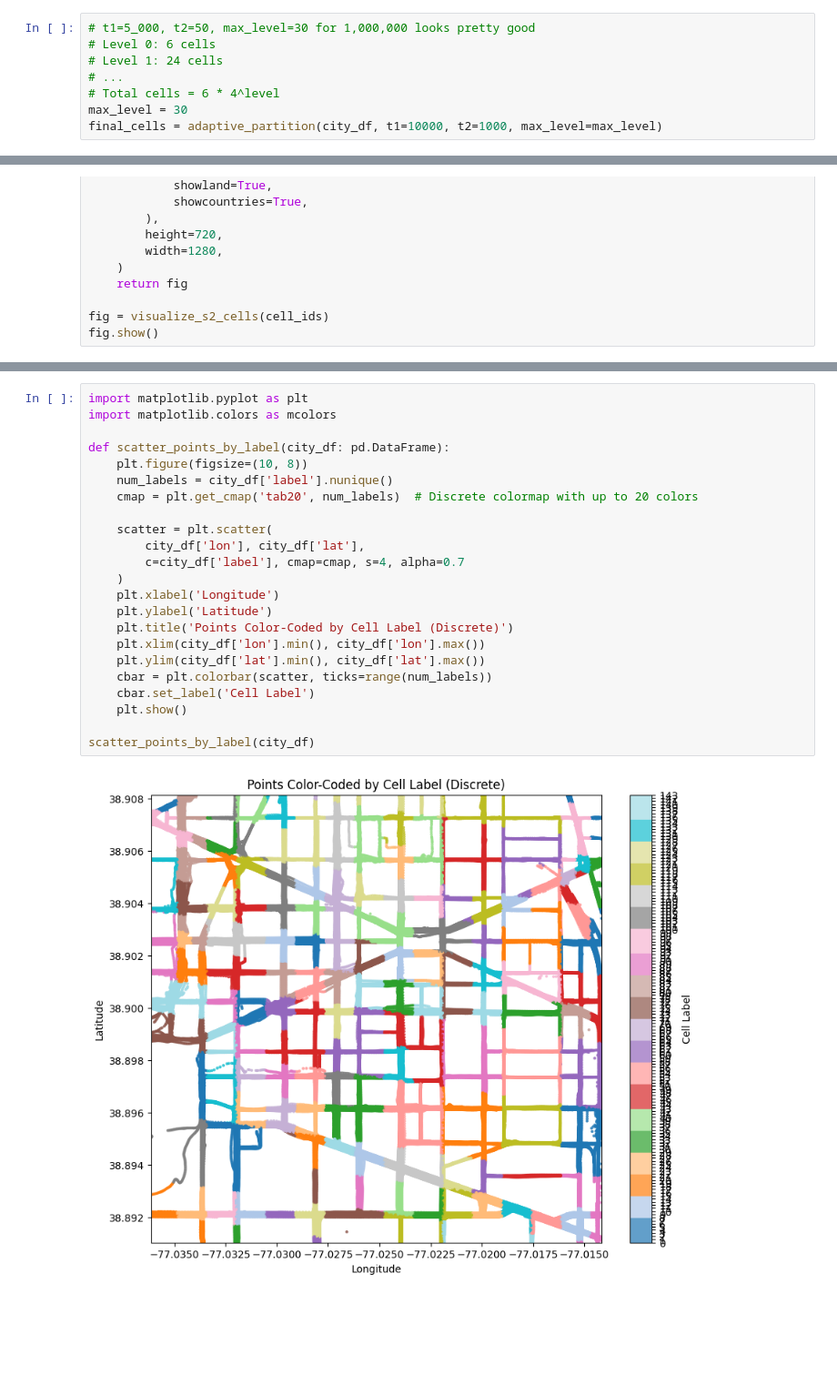
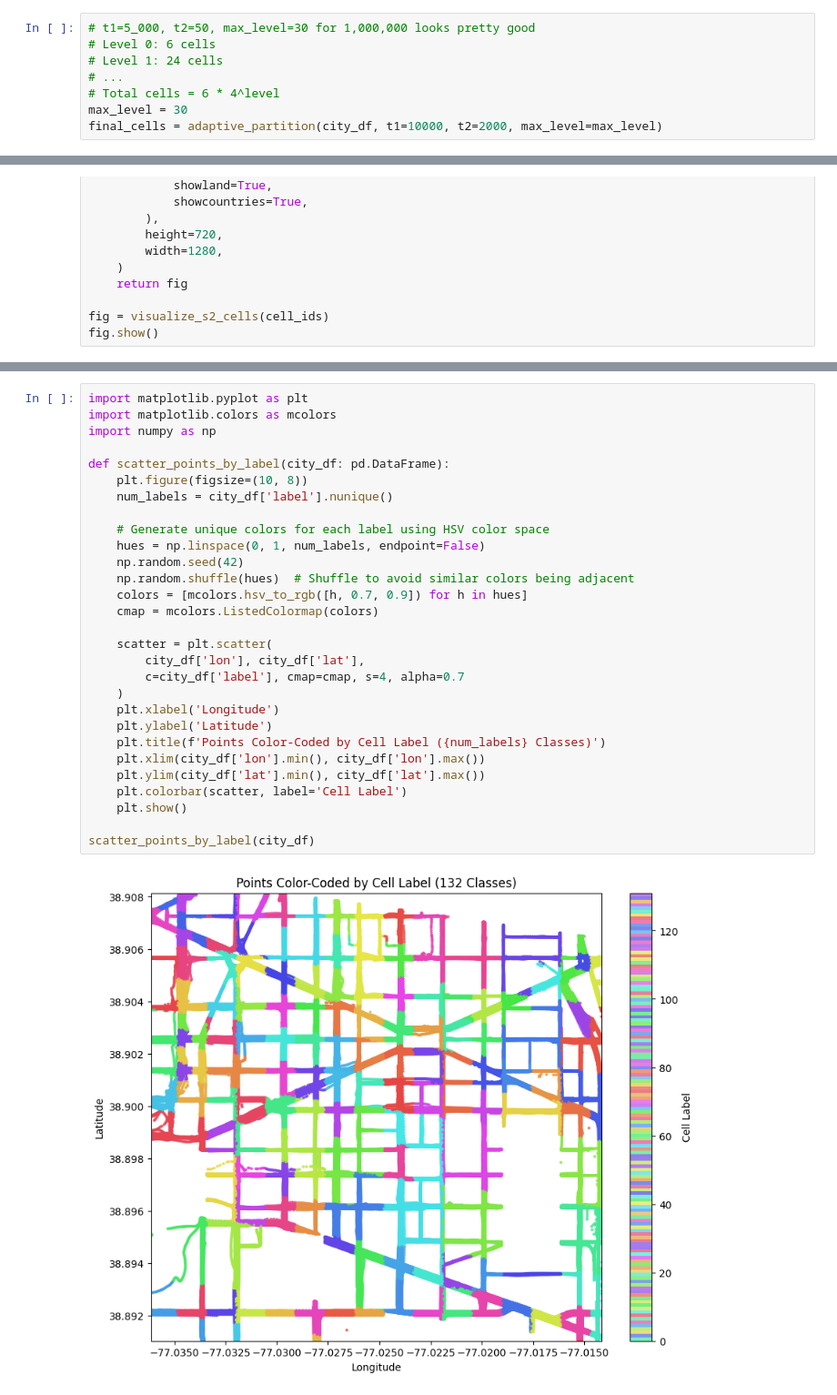
Before and after one commit to branisk/Geo-Guessrs, a Jupyter notebook: download/adaptive_partition.ipynb, the cells around one changed output, grey strips where cells are left out. Shown at 91% size. Saved outputs shown, nothing was run; the diff lists cells and outputs as text; blank space fills up the shorter version.

Commit message:
improve adaptive partitioning visuals

```diff
--- a/download/adaptive_partition.ipynb
+++ b/download/adaptive_partition.ipynb
@@ -92,7 +92,7 @@ Data shape: (190693, 10)
 # ...
 # Total cells = 6 * 4^level
 max_level = 30
-final_cells = adaptive_partition(city_df, t1=10000, t2=1000, max_level=max_level)
+final_cells = adaptive_partition(city_df, t1=10000, t2=2000, max_level=max_level)
 # %%
 def latlon_to_cellid(lat: float, lon: float):
     """Find which final cell this lat/lon belongs to"""
@@ -156,28 +176,34 @@ fig.show()
 # %%
 import matplotlib.pyplot as plt
 import matplotlib.colors as mcolors
+import numpy as np
 
 def scatter_points_by_label(city_df: pd.DataFrame):
     plt.figure(figsize=(10, 8))
     num_labels = city_df['label'].nunique()
-    cmap = plt.get_cmap('tab20', num_labels)  # Discrete colormap with up to 20 colors
+
+    # Generate unique colors for each label using HSV color space
+    hues = np.linspace(0, 1, num_labels, endpoint=False)
+    np.random.seed(42)
+    np.random.shuffle(hues)  # Shuffle to avoid similar colors being adjacent
+    colors = [mcolors.hsv_to_rgb([h, 0.7, 0.9]) for h in hues]
+    cmap = mcolors.ListedColormap(colors)
 
     scatter = plt.scatter(
         city_df['lon'], city_df['lat'],
         c=city_df['label'], cmap=cmap, s=4, alpha=0.7
     )
     plt.xlabel('Longitude')
     plt.ylabel('Latitude')
-    plt.title('Points Color-Coded by Cell Label (Discrete)')
+    plt.title(f'Points Color-Coded by Cell Label ({num_labels} Classes)')
     plt.xlim(city_df['lon'].min(), city_df['lon'].max())
     plt.ylim(city_df['lat'].min(), city_df['lat'].max())
-    cbar = plt.colorbar(scatter, ticks=range(num_labels))
-    cbar.set_label('Cell Label')
+    plt.colorbar(scatter, label='Cell Label')
     plt.show()
 
 scatter_points_by_label(city_df)
 # %% [output]
-[figure, old version]
+[figure, new version]
 # %%
 # Output cell IDs ordered by the count of points in each cell
 cell_counts = city_df.groupby('s2_cell_id').size().reset_index(name='count')
```
Also changed, not shown: parts of 7 cells of this notebook.
